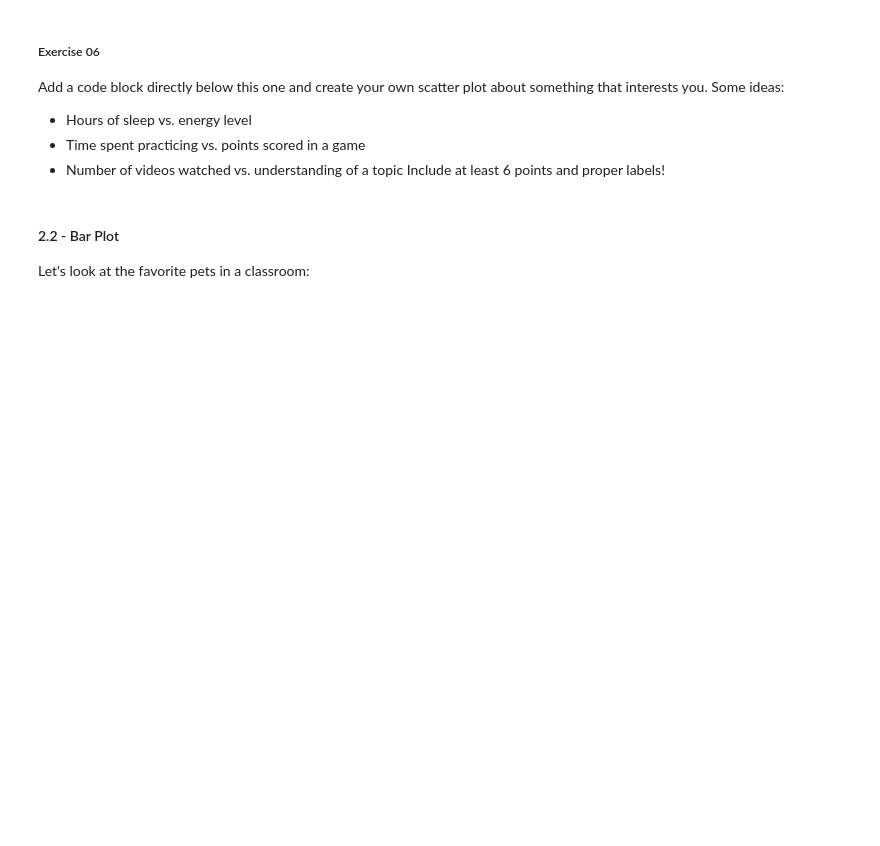
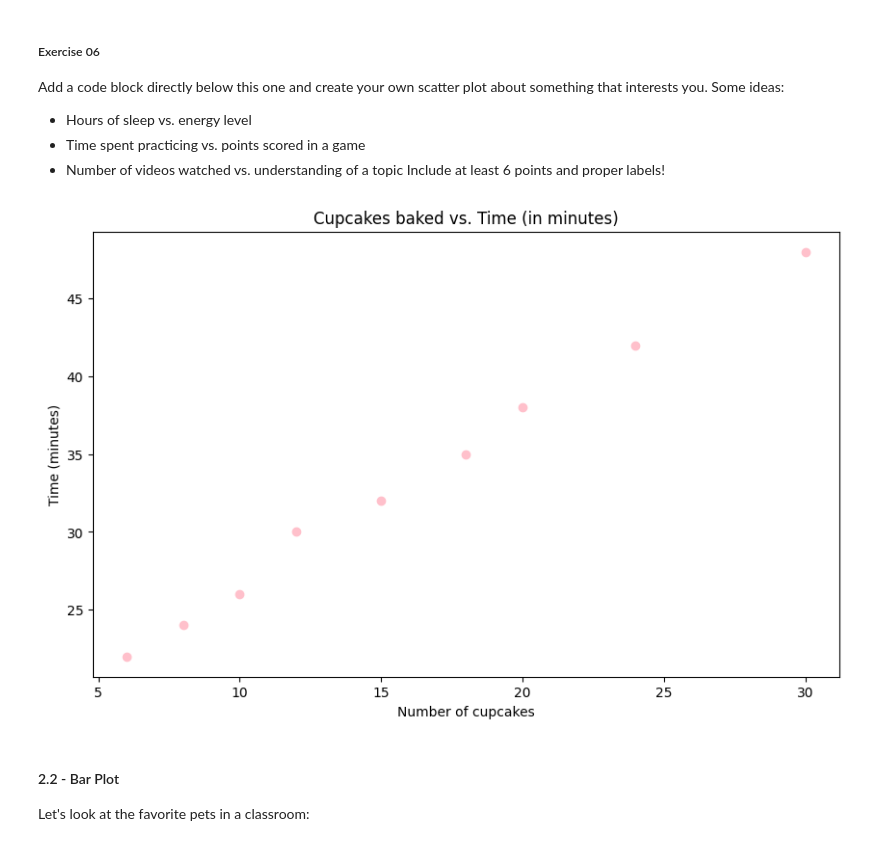
Before and after one commit to mangosmeyaa/unit-3-ai, a Jupyter notebook: 02-intro/intro-to-notebooks.ipynb, the cells around one changed output. Cells and saved outputs as stored; diff of their text form; code cells hidden in the pictures; blank space fills up the shorter version.

```diff
--- a/02-intro/intro-to-notebooks.ipynb
+++ b/02-intro/intro-to-notebooks.ipynb
@@ -318,6 +326,18 @@ Add a code block directly below this one and create your own scatter plot about
 - Time spent practicing vs. points scored in a game
 - Number of videos watched vs. understanding of a topic
 Include at least 6 points and proper labels!
+# %%
+number_cupcakes = [6, 8, 10, 12, 15, 18, 20, 24, 30]
+time_bake = [22, 24, 26, 30, 32, 35, 38, 42, 48]
+
+plt.figure(figsize=(10, 6))
+plt.scatter(number_cupcakes, time_bake, color="pink")
+plt.title('Cupcakes baked vs. Time (in minutes)')
+plt.xlabel('Number of cupcakes')
+plt.ylabel('Time (minutes)')
+plt.show()
+# %% [output]
+[figure, added]
 # %% [markdown]
 #### 2.2 - Bar Plot
 Let's look at the favorite pets in a classroom:
```
Also changed, not shown: parts of 11 cells of this notebook.
